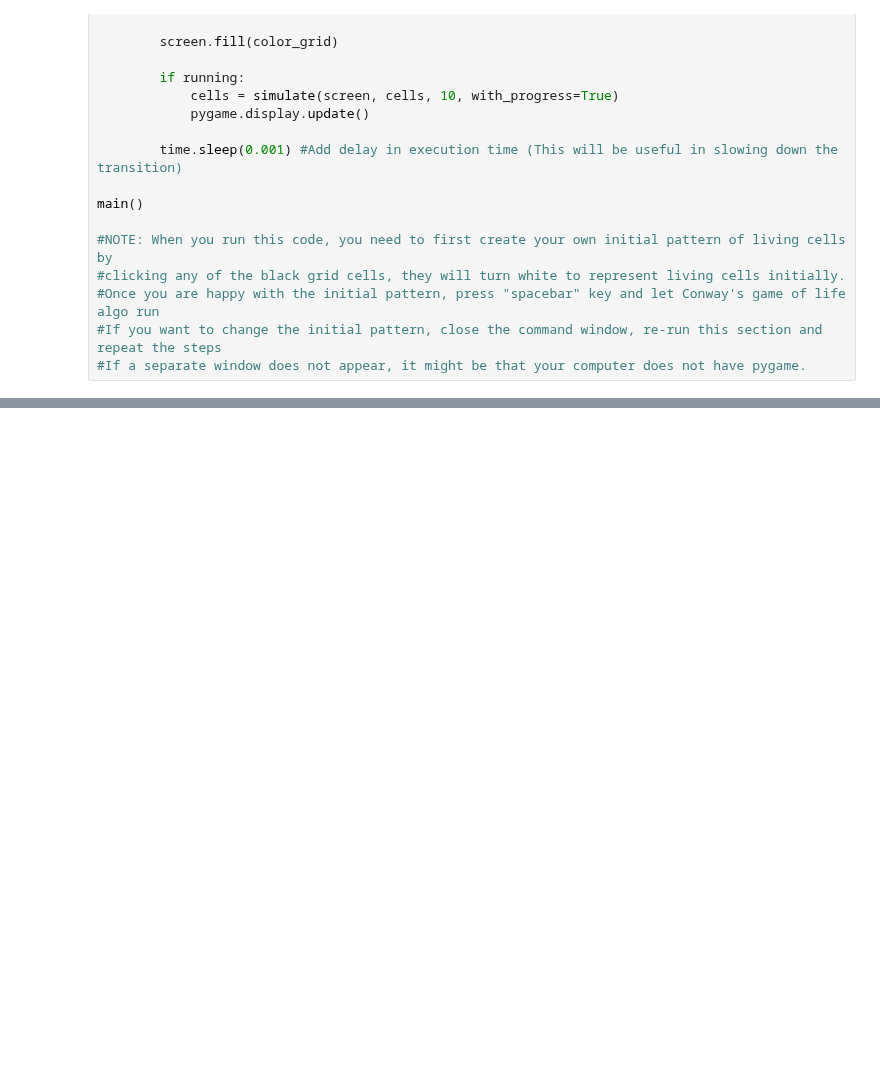
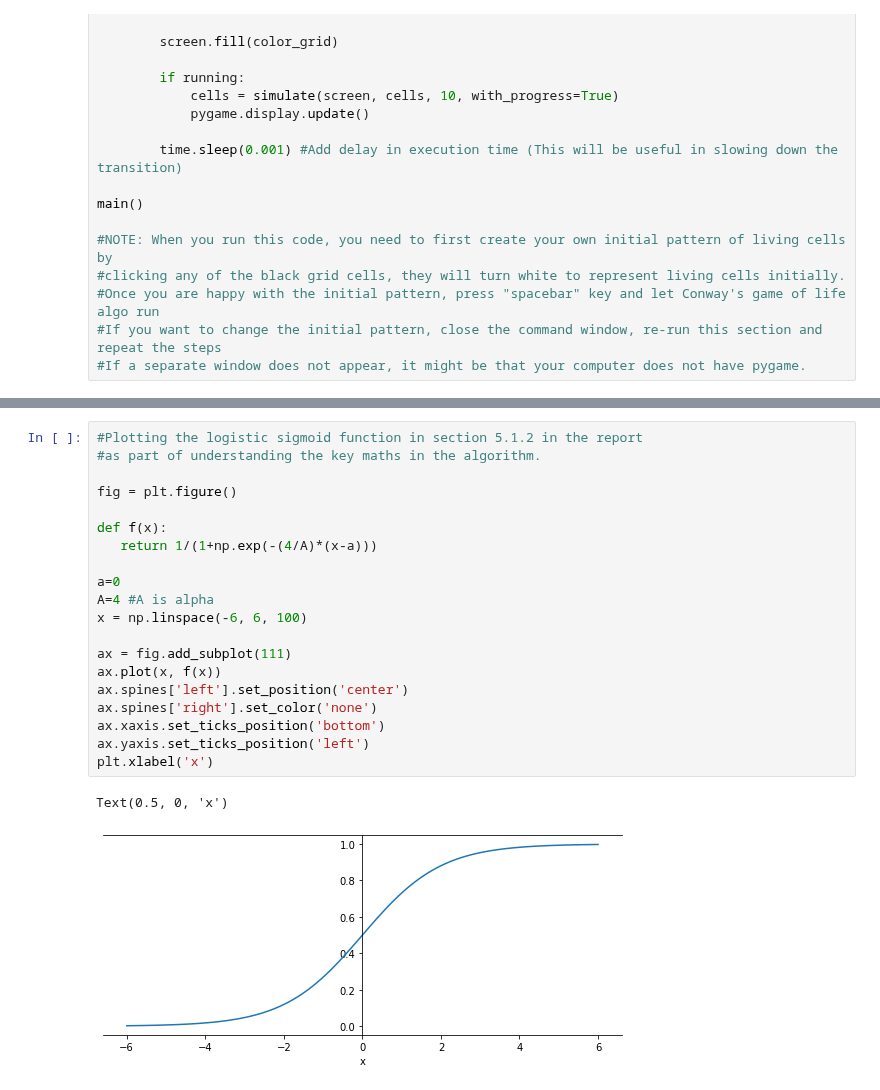
Before and after one commit to Part-II-Computational-Physics/Lenia-jxkc2, a Jupyter notebook: Computing Project jxkc2.ipynb, the cells around one changed output, grey strips where cells are left out. Cells and saved outputs as stored; diff of their text form; blank space fills up the shorter version.

```diff
--- a/Computing Project jxkc2.ipynb
+++ b/Computing Project jxkc2.ipynb
@@ -157,0 +162,23 @@ main()
+# %%
+#Plotting the logistic sigmoid function in section 5.1.2 in the report
+#as part of understanding the key maths in the algorithm.
+
+fig = plt.figure()
+
+def f(x):
+   return 1/(1+np.exp(-(4/A)*(x-a)))
+
+a=0
+A=4 #A is alpha
+x = np.linspace(-6, 6, 100)
+
+ax = fig.add_subplot(111)
+ax.plot(x, f(x))
+ax.spines['left'].set_position('center')
+ax.spines['right'].set_color('none')
+ax.xaxis.set_ticks_position('bottom')
+ax.yaxis.set_ticks_position('left')
+plt.xlabel('x')
+# %% [output]
+Text(0.5, 0, 'x')
+[figure, added]
```
Also changed, not shown: parts of 5 cells of this notebook, 1 other file.
